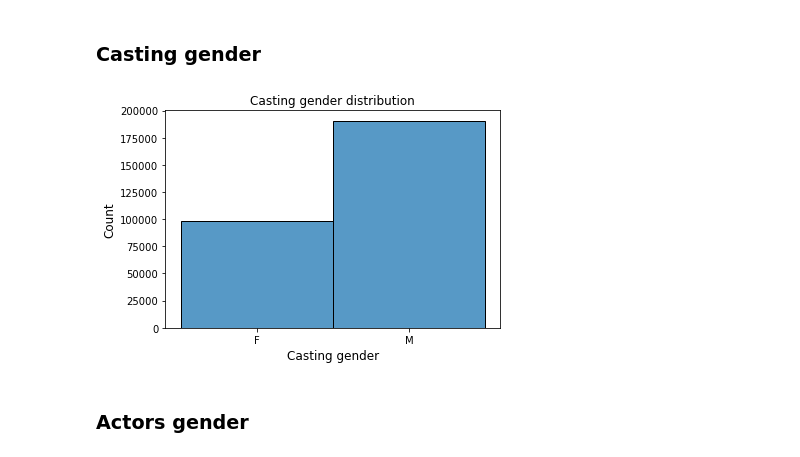
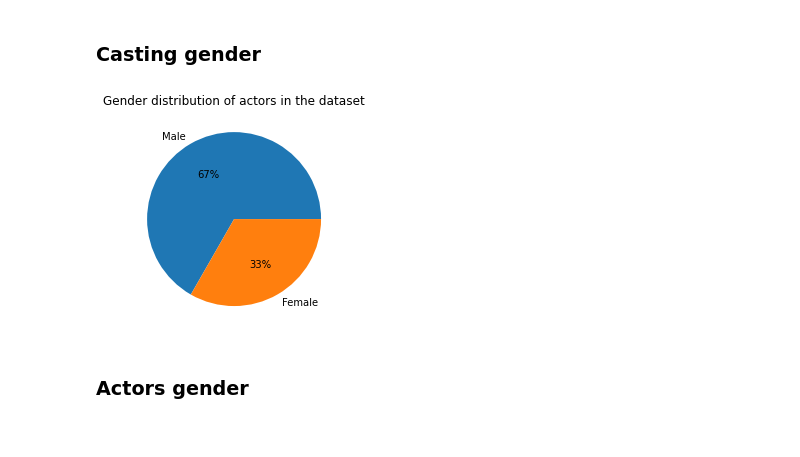
Before and after one commit to epfl-ada/ada-2022-project-dadalife, a Jupyter notebook: ADA_CMU.ipynb, the cells around one changed output. Drawn from its saved outputs; the diff is of its cells as text; code cells hidden in the pictures.

```diff
--- a/ADA_CMU.ipynb
+++ b/ADA_CMU.ipynb
@@ -96,14 +190,12 @@ plt.show()
 [figure]
 # %% [markdown]
 ### Casting gender
-# %%
-#unique_actors = df_actors.copy().drop_duplicates('actor_name', keep='first')
-sns.histplot(df_actors.actor_gender)
-plt.title('Casting gender distribution')
-plt.ylabel('Count', fontsize=12)
-plt.xlabel('Casting gender', fontsize=12)
-plt.show()
-# %% [output]
-[figure, removed]
+# %%
+plt.title('Casting gender distribution')
+plt.title('Gender distribution of actors in the dataset')
+plt.pie(df_actors['actor_gender'].value_counts(), labels=['Male', 'Female'], autopct='%.0f%%')
+plt.show()
+# %% [output]
+[figure, added]
 # %% [markdown]
 ### Actors gender
```
Also changed, not shown: parts of 29 cells of this notebook.
